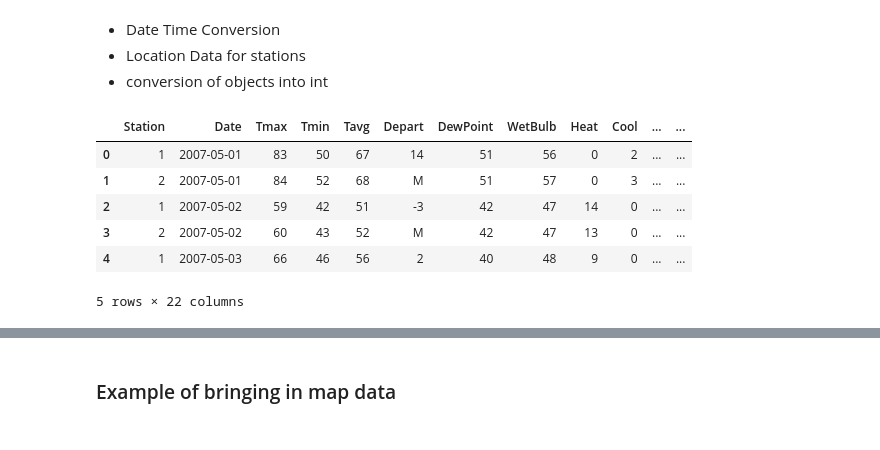
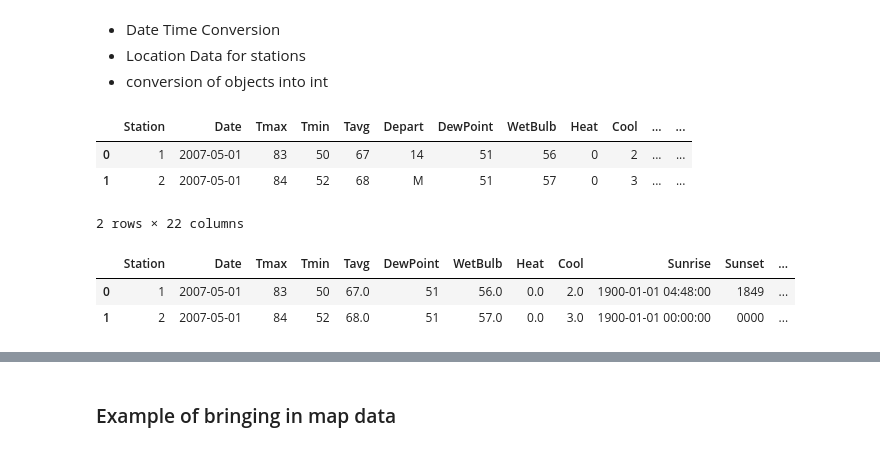
Before and after one commit to wipegup/WNVKaggle, a Jupyter notebook: Starter Code.ipynb, the cells around one changed output, grey strips where cells are left out. Cells and saved outputs as stored; diff of their text form; code cells hidden in the pictures.

```diff
--- a/Starter Code.ipynb
+++ b/Starter Code.ipynb
@@ -121,12 +251,9 @@ spray.head()
 - conversion of objects into int
 # %%
 weather = pd.read_csv('./input/weather.csv')
-weather.head()
+weather.head(2)
 # %% [output]
 |  | Station | Date | Tmax | Tmin | Tavg | Depart | DewPoint | WetBulb | Heat | Cool | ... | ... |
 | 0 | 1 | 2007-05-01 | 83 | 50 | 67 | 14 | 51 | 56 | 0 | 2 | ... | ... |
 | 1 | 2 | 2007-05-01 | 84 | 52 | 68 | M | 51 | 57 | 0 | 3 | ... | ... |
-| 2 | 1 | 2007-05-02 | 59 | 42 | 51 | -3 | 42 | 47 | 14 | 0 | ... | ... |
-| 3 | 2 | 2007-05-02 | 60 | 43 | 52 | M | 42 | 47 | 13 | 0 | ... | ... |
-| 4 | 1 | 2007-05-03 | 66 | 46 | 56 | 2 | 40 | 48 | 9 | 0 | ... | ... |
-5 rows × 22 columns
+2 rows × 22 columns
@@ -133,3 +282,9 @@ weather.head()
+# %%
+weather.head(2)
+# %% [output]
+|  | Station | Date | Tmax | Tmin | Tavg | DewPoint | WetBulb | Heat | Cool | Sunrise | Sunset | ... |
+| 0 | 1 | 2007-05-01 | 83 | 50 | 67.0 | 51 | 56.0 | 0.0 | 2.0 | 1900-01-01 04:48:00 | 1849 | ... |
+| 1 | 2 | 2007-05-01 | 84 | 52 | 68.0 | 51 | 57.0 | 0.0 | 3.0 | 1900-01-01 00:00:00 | 0000 | ... |
 # %%
 weather.info()
 # %% [output]
```
Also changed, not shown: parts of 16 cells of this notebook.
